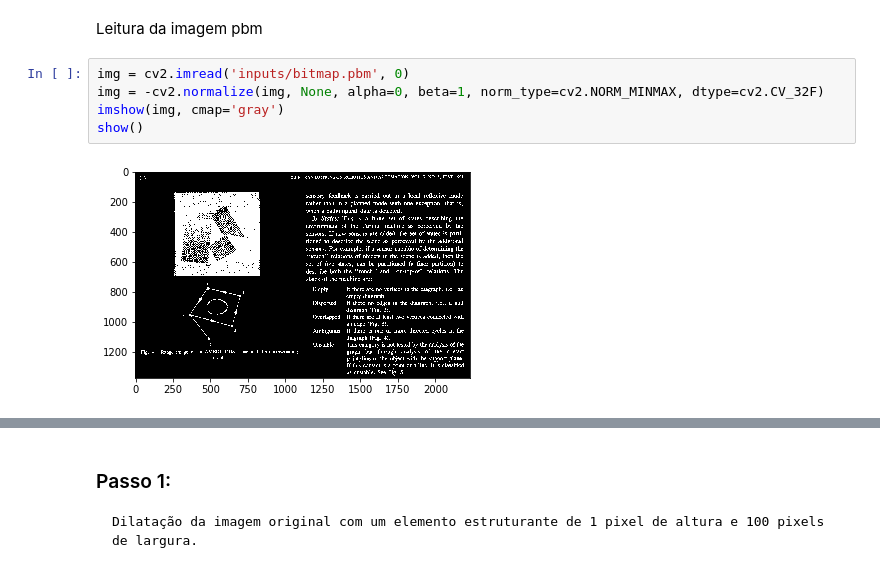
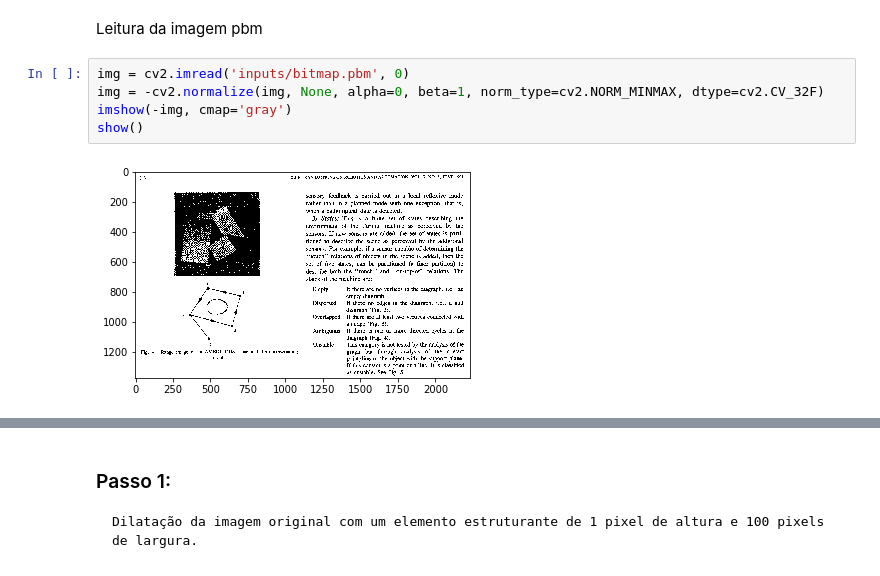
Before and after one commit to luizcartolano2/mc920, a Jupyter notebook: proj3-2019/proj3.ipynb, the cells around one changed output, grey strips where cells are left out. Drawn from its saved outputs; the diff is of its cells as text.

```diff
--- a/proj3-2019/proj3.ipynb
+++ b/proj3-2019/proj3.ipynb
@@ -9,7 +9,7 @@ Leitura da imagem pbm
 # %%
 img = cv2.imread('inputs/bitmap.pbm', 0)
 img = -cv2.normalize(img, None, alpha=0, beta=1, norm_type=cv2.NORM_MINMAX, dtype=cv2.CV_32F)
-imshow(img, cmap='gray')
+imshow(-img, cmap='gray')
 show()
 # %% [output]
-[figure, old version]
+[figure, new version]
```
Also changed, not shown: parts of 6 cells of this notebook, 1 other file.
